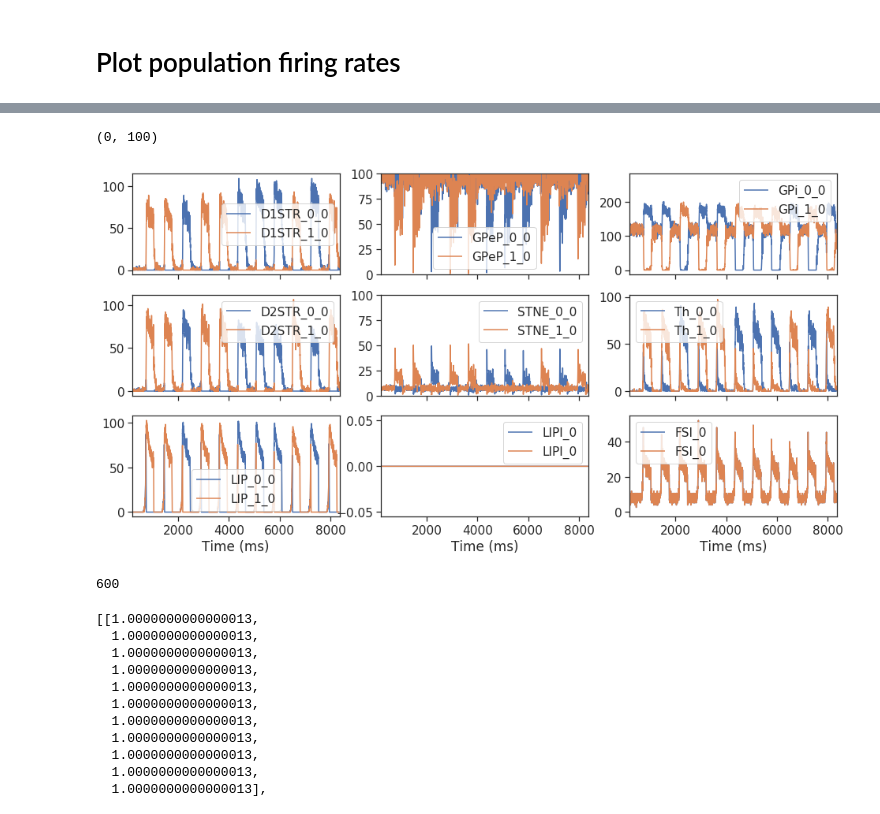
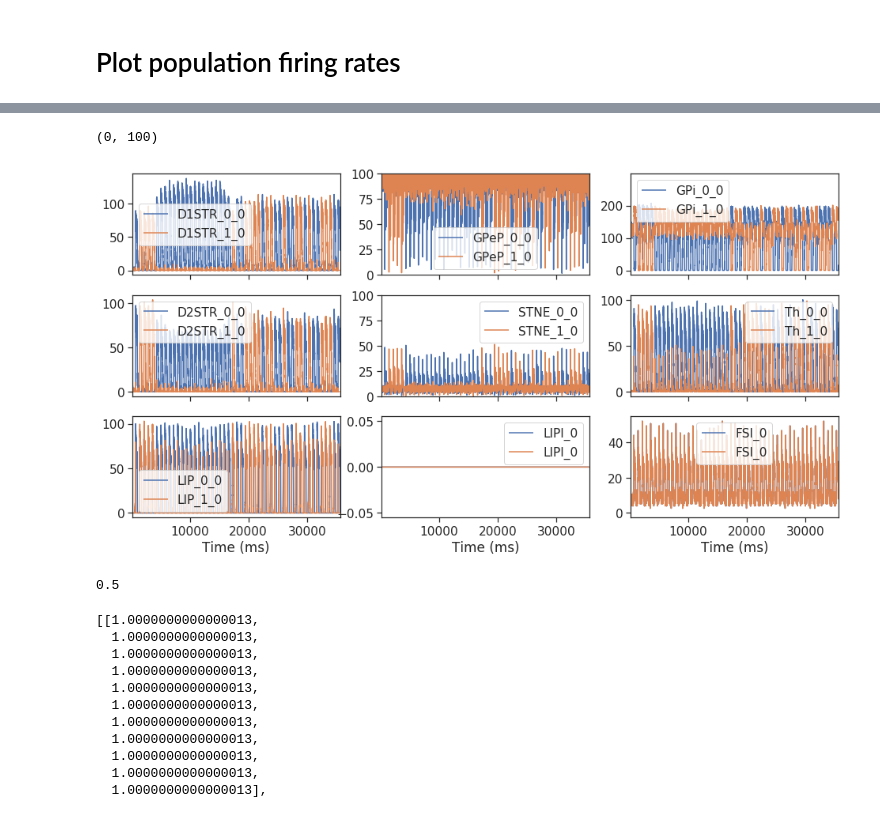
Before and after one commit to CoAxLab/CBGT, a Jupyter notebook: CBGT_PLOSCompBio2019_Demo - Continuous.ipynb, the cells around one changed output, grey strips where cells are left out. Drawn from its saved outputs; the diff is of its cells as text; code cells hidden in the pictures.

```diff
--- a/CBGT_PLOSCompBio2019_Demo - Continuous.ipynb
+++ b/CBGT_PLOSCompBio2019_Demo - Continuous.ipynb
@@ -167,7 +167,10 @@ sweepcount = ng.configureSweep(0, experiment='mc', preset=preset, Start=Start,
                                rampingCTX=True,
                                conProb=conProb,
                                conEff=conEff_i,
-                               dpmn_ratio=[0.0, 0.1, 0.2, 0.3, 0.4, 0.5, 0.6, 0.7, 0.8, 0.9, 1.0],
-                               dpmn_implied=[4.0, 2.0, 1.0, 0.5, 0.25, 0.125, 0.0625, 0.03125, 0.015625, 0.0078125, 0.00390625])
+                               #dpmn_ratio=[0.0, 0.1, 0.2, 0.3, 0.4, 0.5, 0.6, 0.7, 0.8, 0.9, 1.0],
+                               #dpmn_implied=[4.0, 2.0, 1.0, 0.5, 0.25, 0.125, 0.0625, 0.03125, 0.015625, 0.0078125, 0.00390625]
+                               dpmn_ratio=0.5,
+                               dpmn_implied=0.5
+                              )
 sweepcount
 # %% [output]
@@ -189,7 +190,7 @@ savedir = os.path.join(os.path.expanduser('~'), parentDir)
 saveTest=os.path.join(savedir, 'test')
 ng.setDirectory(saveTest)
 # %%
-results = ng.readAllTrialResults(3,0,sweepcount,['popfreqs','popweights','popQ1s','popQ2s','dopamine', 'popEs'])
+results = ng.readAllTrialResults(7,0,sweepcount,['popfreqs','popweights','popQ1s','popQ2s','dopamine', 'popEs'])
 decisions = []
 for sn in range(sweepcount):
     decisions.append([])
@@ -197,37 +198,37 @@ for sn in range(sweepcount):
         decisions[sn].append(ng.findOutputs2(result)['decision made'])
 #decisions
 # %%
-result = results[68][0]
+result = results[0][0]
 
 f, (ax1, ax2, ax3) = plt.subplots(3, 3, figsize=(16,8), sharex=True)
 for i in range(0,result['dims']['choices']):
     result['popfreqs'].plot(x='Time (ms)', y='D1STR_'+str(i)+'_0', ax=ax1[0])
     result['popfreqs'].plot(x='Time (ms)', y='GPeP_'+str(i)+'_0', ax=ax1[1])
     result['popfreqs'].plot(x='Time (ms)', y='GPi_'+str(i)+'_0', ax=ax1[2])
     result['popfreqs'].plot(x='Time (ms)', y='D2STR_'+str(i)+'_0', ax=ax2[0])
     result['popfreqs'].plot(x='Time (ms)', y='STNE_'+str(i)+'_0', ax=ax2[1])
     result['popfreqs'].plot(x='Time (ms)', y='Th_'+str(i)+'_0', ax=ax2[2])
     result['popfreqs'].plot(x='Time (ms)', y='LIP_'+str(i)+'_0', ax=ax3[0])
     result['popfreqs'].plot(x='Time (ms)', y='LIPI_0', ax=ax3[1])
     result['popfreqs'].plot(x='Time (ms)', y='FSI'+'_0', ax=ax3[2])
 
 for ax, axx, axxx in zip(ax1, ax2, ax3):
     ax.set_xlim(200, ax.get_xlim()[-1])#(750,900)#
     axx.set_xlim(200, axx.get_xlim()[-1])#(750,900)#
     axxx.set_xlim(200, axxx.get_xlim()[-1])#(750,900)#
 
 ax2[1].set_ylim(0,100)
 ax1[1].set_ylim(0,100)
 
 #plt.savefig('FR_ramping.png', dpi=400)
 # %% [output]
 (0, 100)
-[figure, old version]
+[figure, new version]
 # %%
-result = results[10][2]
-result['Start']
+result = results[3][2]
+result['dpmn_implied']
 # %% [output]
-600
+0.5
 # %%
 dctable = [[0 for j in range(11)] for i in range(11)]
 ltable = [[0 for j in range(11)] for i in range(11)]
```
Also changed, not shown: parts of 14 cells of this notebook.
